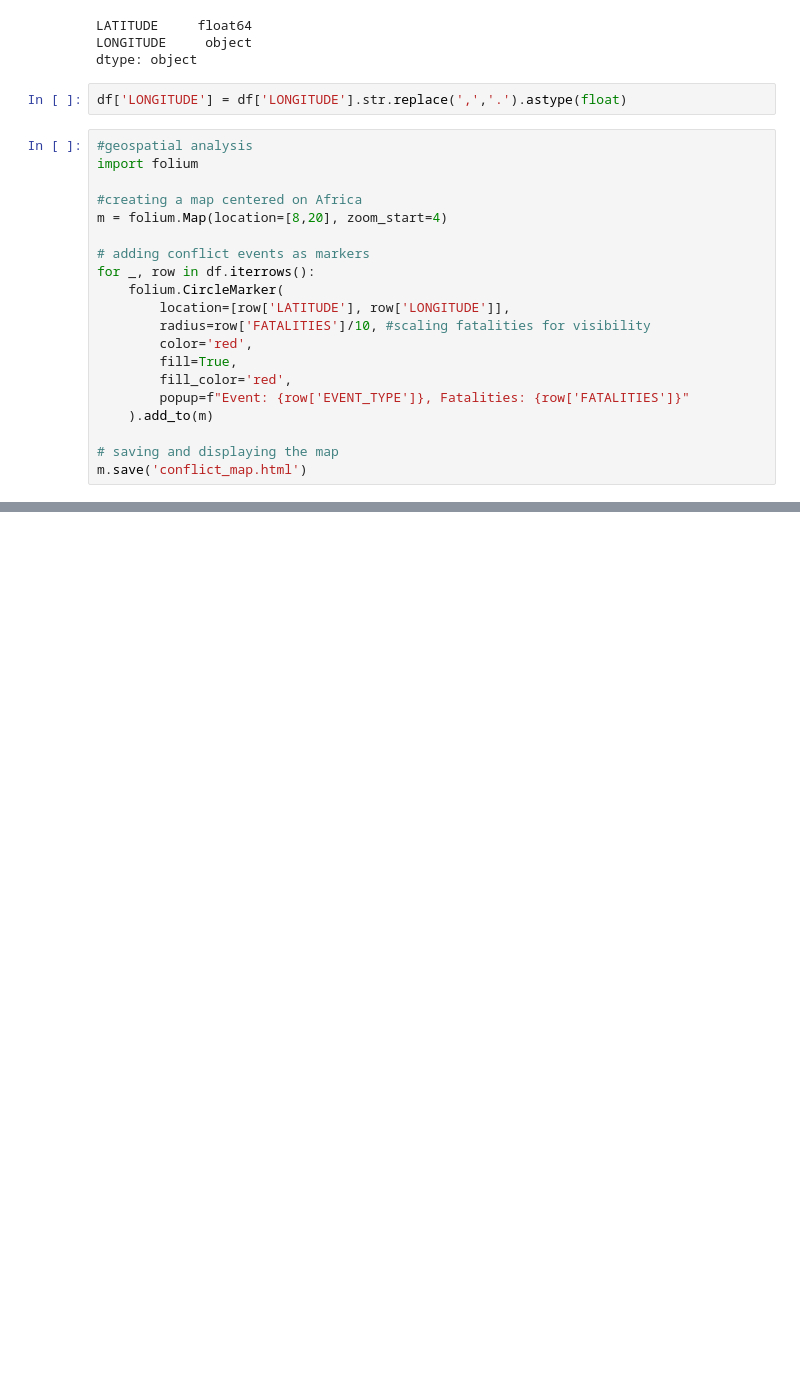
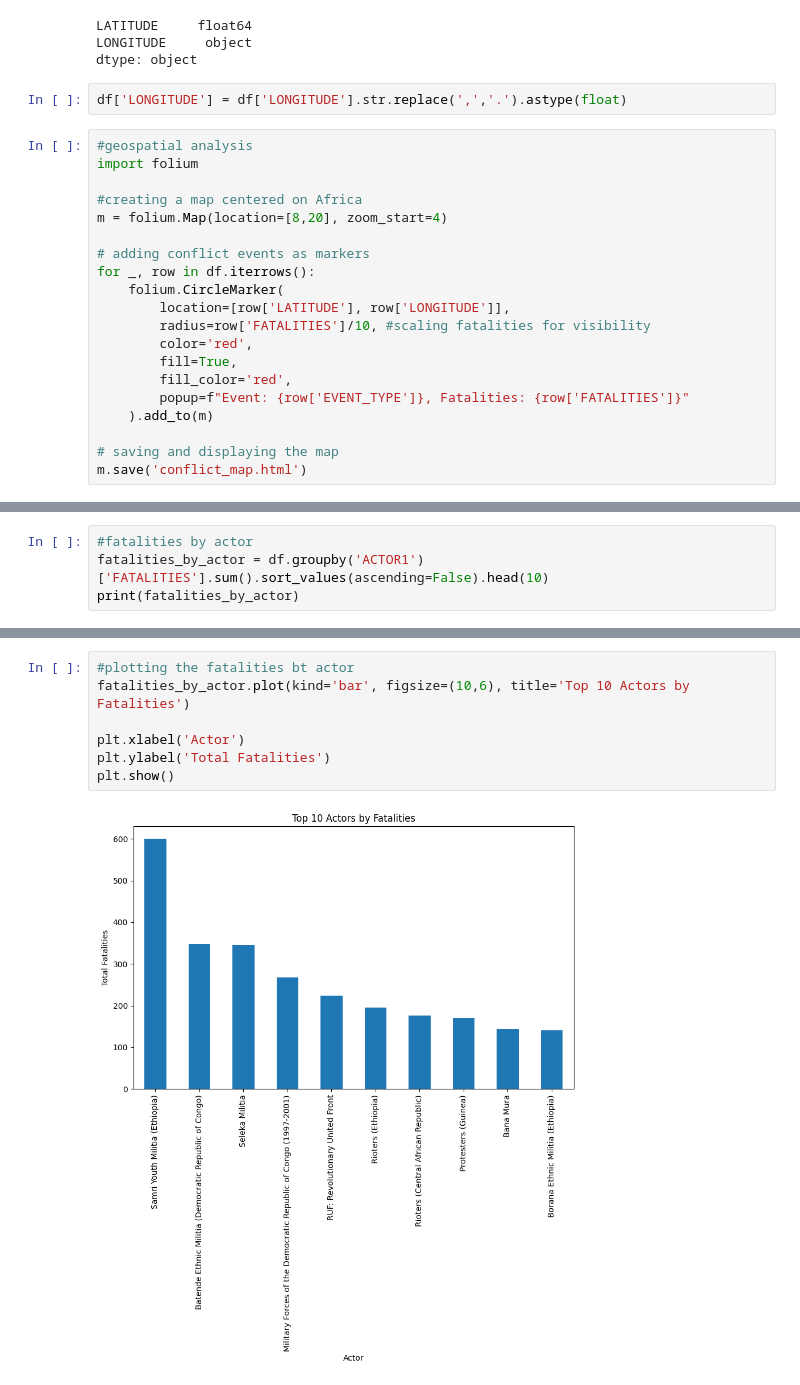
Before and after one commit to WambuiGichuru/365DaysOfCode, a Jupyter notebook: week3/Africa_Conflicts.ipynb, the cells around one changed output, grey strips where cells are left out. Drawn from its saved outputs; the diff is of its cells as text; blank space fills up the shorter version.

Commit message:
Actor Analysis

```diff
--- a/week3/Africa_Conflicts.ipynb
+++ b/week3/Africa_Conflicts.ipynb
@@ -204,0 +225,4 @@ m.save('conflict_map.html')
+# %%
+#fatalities by actor
+fatalities_by_actor = df.groupby('ACTOR1')['FATALITIES'].sum().sort_values(ascending=False).head(10)
+print(fatalities_by_actor)
@@ -204,0 +242,9 @@ m.save('conflict_map.html')
+# %%
+#plotting the fatalities bt actor
+fatalities_by_actor.plot(kind='bar', figsize=(10,6), title='Top 10 Actors by Fatalities')
+
+plt.xlabel('Actor')
+plt.ylabel('Total Fatalities')
+plt.show()
+# %% [output]
+[figure, added]
```
Also changed, not shown: parts of 2 cells of this notebook.
